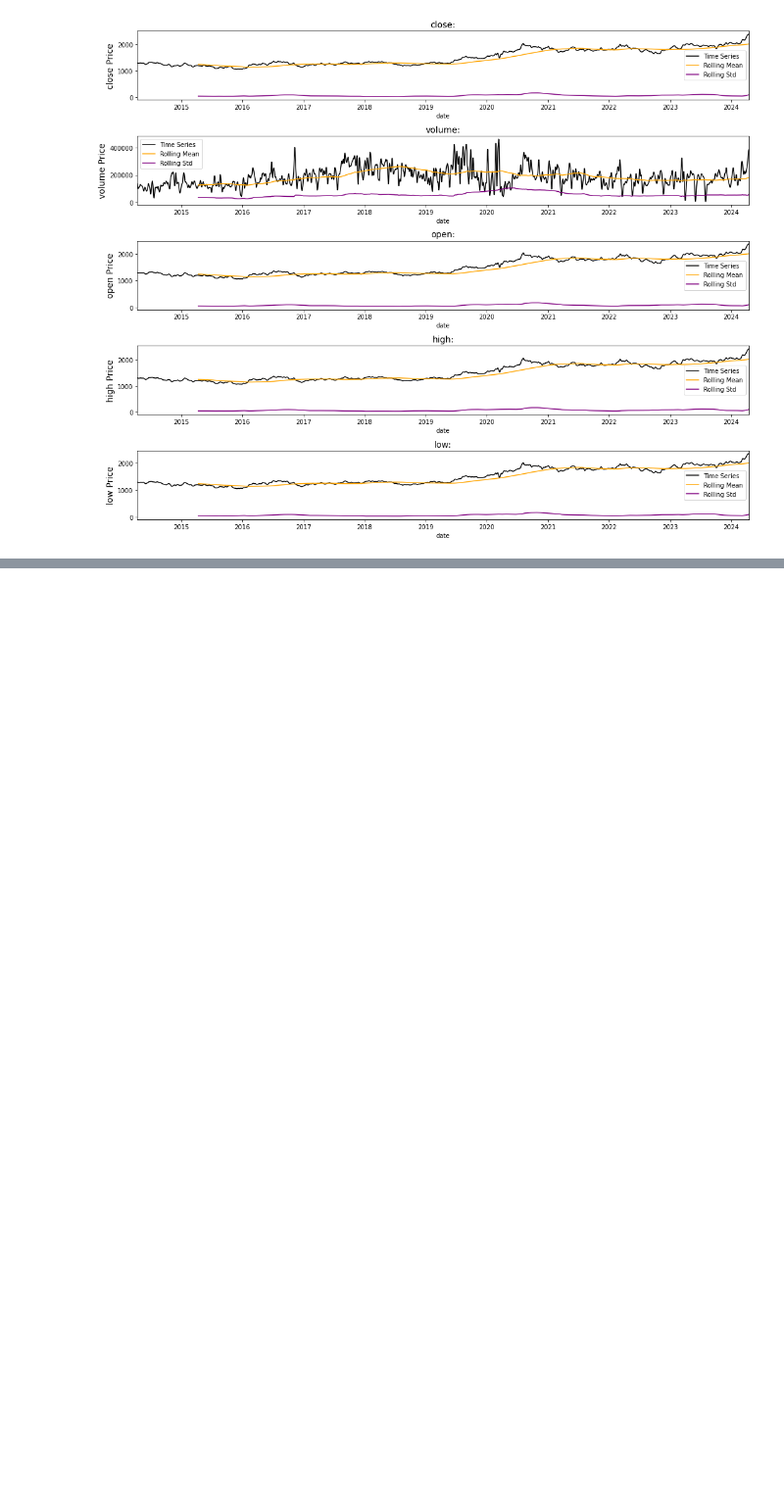
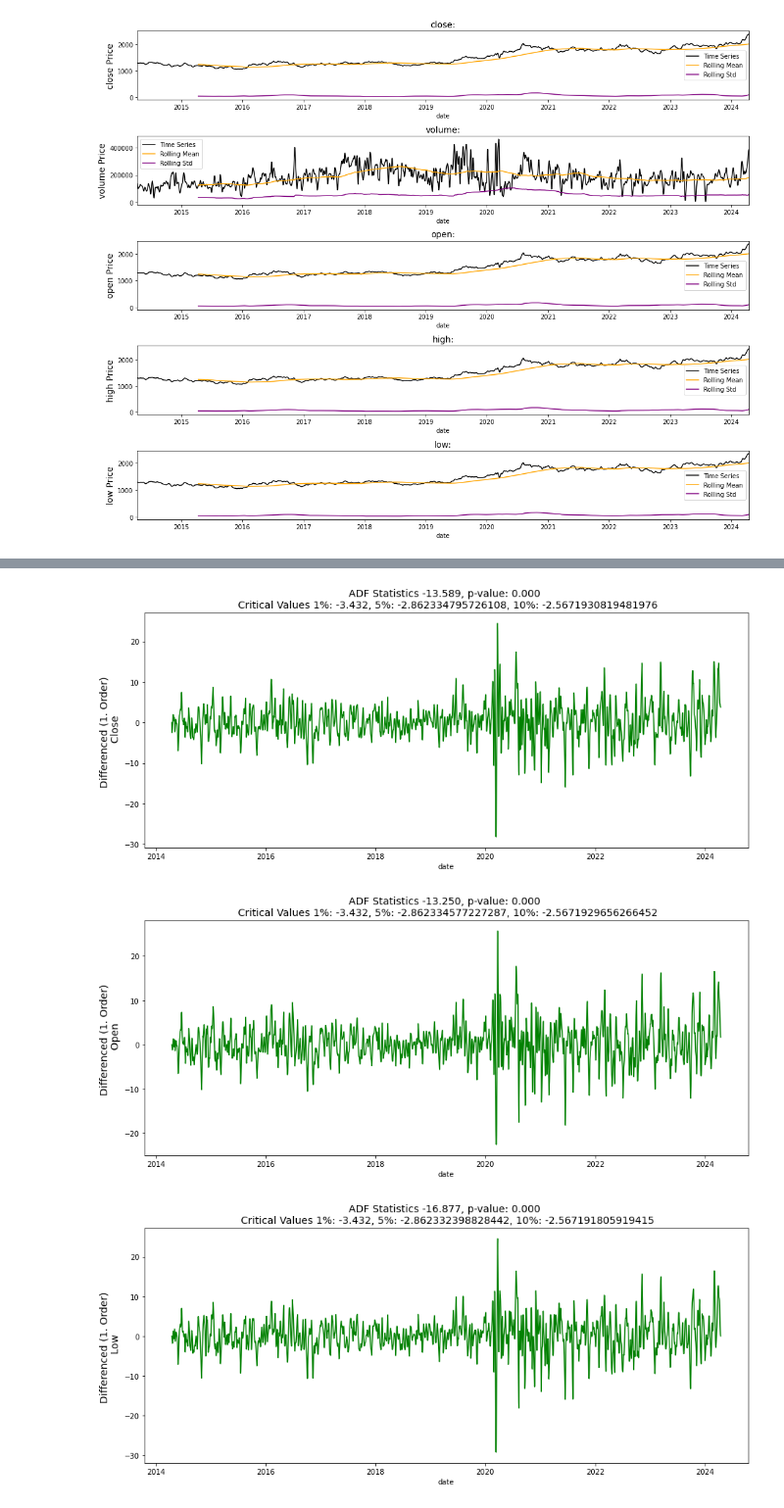
Before and after one commit to gleidyalonzo/Gold-Stock-Prices-Time-Series-Analysis, a Jupyter notebook: code.ipynb, the cells around one changed output, grey strips where cells are left out. Shown at 98% size. Cells and saved outputs as stored; diff of their text form; code cells hidden in the pictures; blank space fills up the shorter version.

```diff
--- a/code.ipynb
+++ b/code.ipynb
@@ -581,0 +626,41 @@ Open, High, Low: Similar to "Close", these variables have high p-values and ADF
+# %%
+transformed_data = smoothed_data
+temp_df = pd.DataFrame()
+
+ts_diff = np.diff(transformed_data['close'])
+temp_df['close_diff_1'] = np.append([0],ts_diff)
+
+ts_diff = np.diff(transformed_data['high'])
+temp_df['high_diff_1'] = np.append([0],ts_diff)
+
+ts_diff = np.diff(transformed_data['open'])
+temp_df['open_diff_1'] = np.append([0],ts_diff)
+
+ts_diff = np.diff(transformed_data['low'])
+temp_df['low_diff_1'] = np.append([0],ts_diff)
+
+ts_diff = np.diff(transformed_data['high'])
+temp_df['high_diff_1'] = np.append([0],ts_diff)
+
+
+f, ax = plt.subplots(nrows=1, ncols=1, figsize=(15, 6))
+plot_adf_results(temp_df['close_diff_1'], 'Differenced (1. Order) \n Close', ax)
+
+f, ax = plt.subplots(nrows=1, ncols=1, figsize=(15, 6))
+plot_adf_results(temp_df['open_diff_1'], 'Differenced (1. Order) \n Open', ax)
+
+
+f, ax = plt.subplots(nrows=1, ncols=1, figsize=(15, 6))
+plot_adf_results(temp_df['low_diff_1'], 'Differenced (1. Order) \n Low', ax)
+
+
+f, ax = plt.subplots(nrows=1, ncols=1, figsize=(15, 6))
+plot_adf_results(temp_df['high_diff_1'], 'Differenced (1. Order) \n High', ax)
+
+
+
+transformed_data = pd.concat([transformed_data, temp_df], ignore_index=True)
+# %% [output]
+[figure, added]
+[figure, added]
+[figure, added]
```
Also changed, not shown: parts of 11 cells of this notebook.
